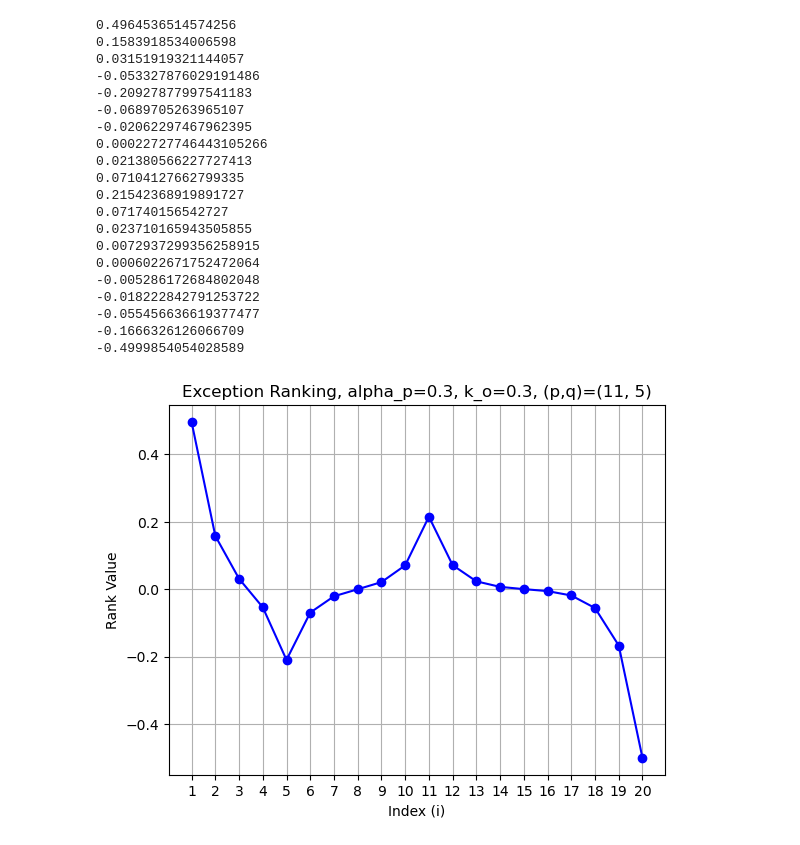
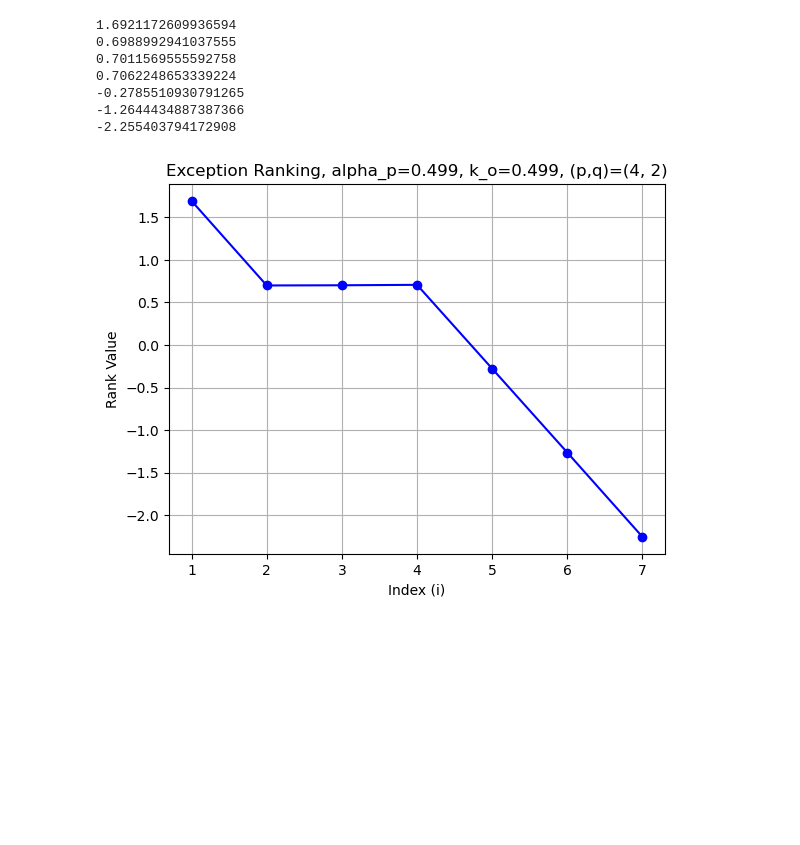
Before and after one commit to lukelc23/Analysis, a Jupyter notebook: inverse_computation_solutions.ipynb, the cells around one changed output. Cells and saved outputs as stored; diff of their text form; code cells hidden in the pictures; blank space fills up the shorter version.

Commit message:
Testing (c, D_exp) vs alpha relationships

```diff
--- a/inverse_computation_solutions.ipynb
+++ b/inverse_computation_solutions.ipynb
@@ -5,13 +5,13 @@ import matplotlib.pyplot as plt
 #This file does not have all the tests on purpose
 
 #Set Parameters
-n = 20
-k_o = .30
+n = 7
+k_o = .499
 k_s = 1
 alpha = 1 - (2 * (k_o/k_s))
 alpha_prime = k_o/k_s
-p = 11
-q = 5
+p = 4
+q = 2
 c_var = 0
 lamb_val = np.arccosh((1+c_var)/(1-alpha))
 
@@ -372,12 +372,18 @@ def rank_mult_exp_2(j):
 
 def c_double_til():
     num = 1 + rank_til(p) - rank_til(q)
-    denom = 1 - (alpha_prime * (D_ij(p,q) - D_ij(p,p) - D_ij(q,q) + D_ij(q,p)) )
+    denom = 1 - (alpha_prime * (D_ij_analytical_sol(p,q) - D_ij_analytical_sol(p,p) - D_ij_analytical_sol(q,q) + D_ij_analytical_sol(q,p)) )
     c_analytical = num/denom
     return c_analytical
 
-c_analytical = c_double_til()
+def c_analytical_form():
+    c_analytical = c_double_til()
+    return c_analytical
 
-assert np.isclose(c_analytical, c[1])
+def rank_mult_exp_analytical(j):
+    rank = rank_til(j) + c_analytical_form() * alpha_prime * (D_ij_analytical_sol(j, q) - D_ij_analytical_sol(j, p) + delta(j,q) - delta(j,p))
+    return rank
+
+assert np.isclose(c_analytical_form(), c[1])
 # %% [output]
 K
@@ -523,60 +530,47 @@ rank_exp_vals_array = np.zeros(n)
 
 for i in range(1, n+1):
    i_ind = i-1
-   rank_exp_vals[f'{i}'] = rank_mult_exp(i) * -1
+   rank_exp_vals[f'{i}'] = rank_mult_exp_analytical(i) * -1
    print(rank_exp_vals[f'{i}'])
    rank_exp_vals_array[i_ind] = rank_exp_vals[f'{i}']
 
 plt.plot(index, rank_exp_vals_array, marker='o', linestyle='-', color='b')
 plt.title(f'Exception Ranking, alpha_p={alpha_prime}, k_o={k_o}, (p,q)={p,q}')
 plt.xlabel('Index (i)')
 plt.ylabel('Rank Value')
 plt.grid(True)
 plt.xticks(index)  # Set the ticks to match the index values
 plt.show()
 
 def plot_exception():
    global rank_exp_vals, rank_exp_vals_array
    index = list(range(1,n+1))
    rank_exp_vals = {}
    rank_exp_vals_array = np.zeros(n)
 
    for i in range(1, n+1):
       i_ind = i-1
-      rank_exp_vals[f'{i}'] = rank_mult_exp(i) * -1
+      rank_exp_vals[f'{i}'] = rank_mult_exp_analytical(i) * -1
       print(rank_exp_vals[f'{i}'])
       rank_exp_vals_array[i_ind] = rank_exp_vals[f'{i}']
 
    # plt.plot(index, rank_exp_vals_array, marker='o', linestyle='-', color='b')
    # plt.title(f'Exception Ranking, alpha_p={alpha_prime}, k_o={k_o}')
    # plt.xlabel('Index (i)')
    # plt.ylabel('Rank Value')
    # plt.grid(True)
    # plt.xticks(index)  # Set the ticks to match the index values
    # plt.show()
    return rank_exp_vals_array
 # %% [output]
-0.4964536514574256
-0.1583918534006598
-0.03151919321144057
--0.053327876029191486
--0.20927877997541183
--0.0689705263965107
--0.02062297467962395
-0.00022727746443105266
-0.021380566227727413
-0.07104127662799335
-0.21542368919891727
-0.071740156542727
-0.023710165943505855
-0.0072937299356258915
-0.0006022671752472064
--0.005286172684802048
--0.018222842791253722
--0.055456636619377477
--0.1666326126066709
--0.4999854054028589
+1.6921172609936594
+0.6988992941037555
+0.7011569555592758
+0.7062248653339224
+-0.2785510930791265
+-1.2644434887387366
+-2.255403794172908
-[figure, old version]
+[figure, new version]
 # %%
 i = 1
 j = 1
```
Also changed, not shown: parts of 27 cells of this notebook.
